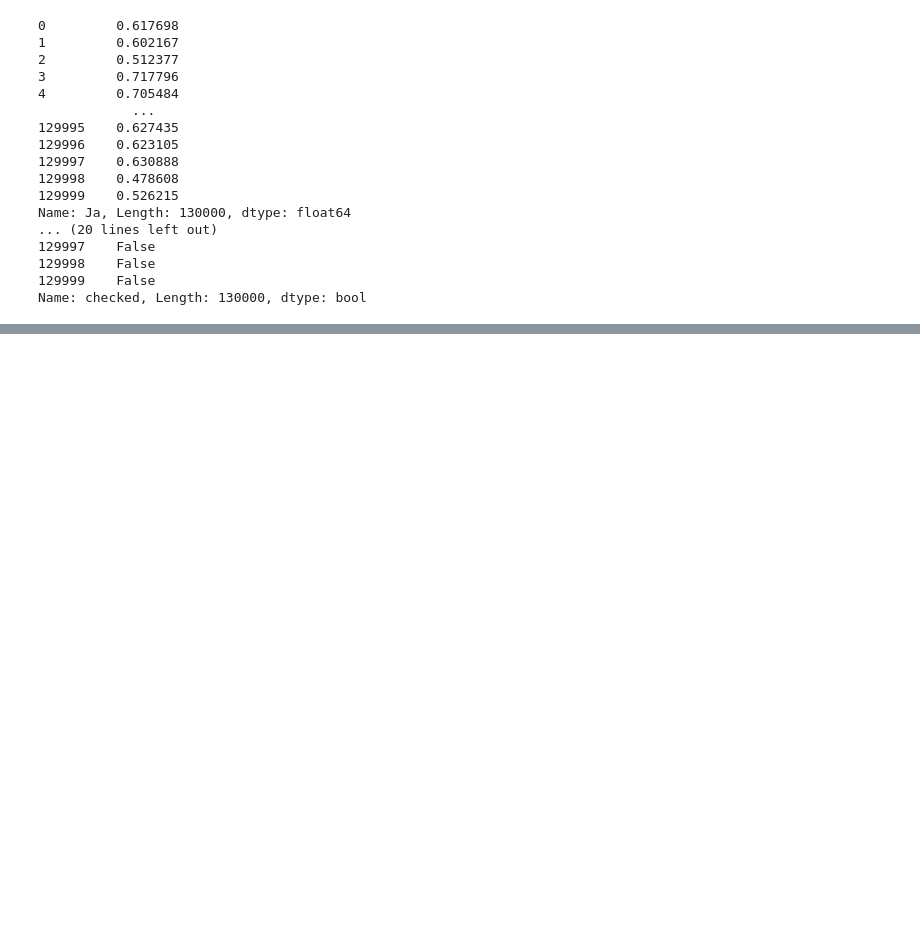
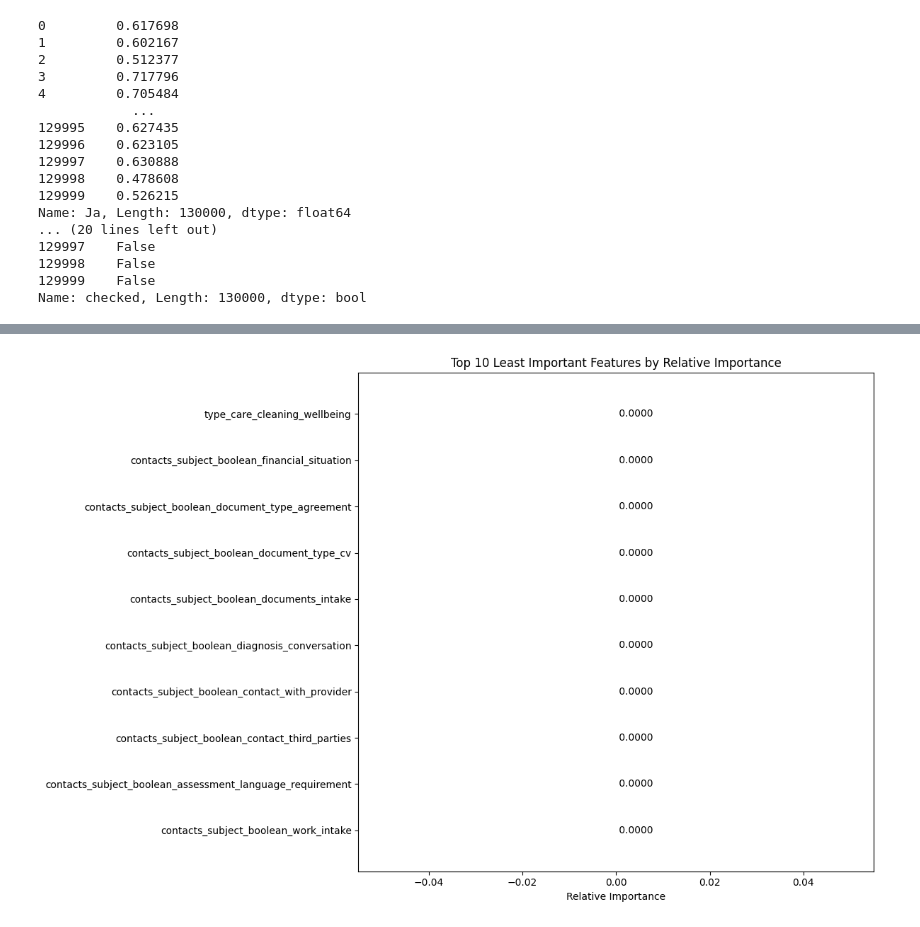
Before and after one commit to yulinchen03/TestingProject, a Jupyter notebook: model/model_2_visualisation.ipynb, the cells around one changed output, grey strips where cells are left out. Drawn from its saved outputs; the diff is of its cells as text; code cells hidden in the pictures; blank space fills up the shorter version.

```diff
--- a/model/model_2_visualisation.ipynb
+++ b/model/model_2_visualisation.ipynb
@@ -86,0 +142,25 @@ Name: checked, Length: 130000, dtype: bool
+# %%
+# now the same top 10 lowest importance features
+# Step 1: Load the data
+data_desc = pd.read_csv('../data/data_description.csv')
+
+# Step 2: Sort the data by 'Relative importance' in ascending order
+data_desc_sorted_low = data_desc.sort_values(by='Relative importance', ascending=True)
+
+# Step 3: Select the bottom 10 features
+bottom_10 = data_desc_sorted_low.head(10)
+
+# Step 4: Create a horizontal bar chart
+plt.figure(figsize=(12, 8))
+plt.barh(bottom_10['Feature (en)'][::-1], bottom_10['Relative importance'][::-1], color='lightcoral')
+plt.xlabel('Relative Importance')
+plt.title('Top 10 Least Important Features by Relative Importance')
+
+# Add values on the bars
+for index, value in enumerate(bottom_10['Relative importance'][::-1]):
+    plt.text(value, index, f' {value:.4f}', va='center')
+
+plt.tight_layout()
+plt.show()
+# %% [output]
+[figure, added]
```
Also changed, not shown: parts of 3 cells of this notebook.
